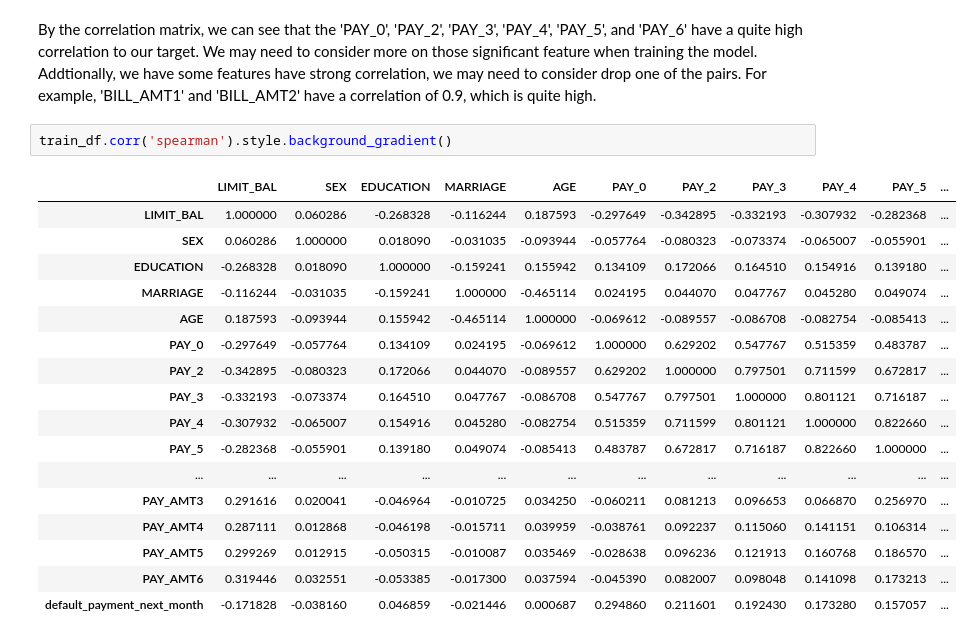
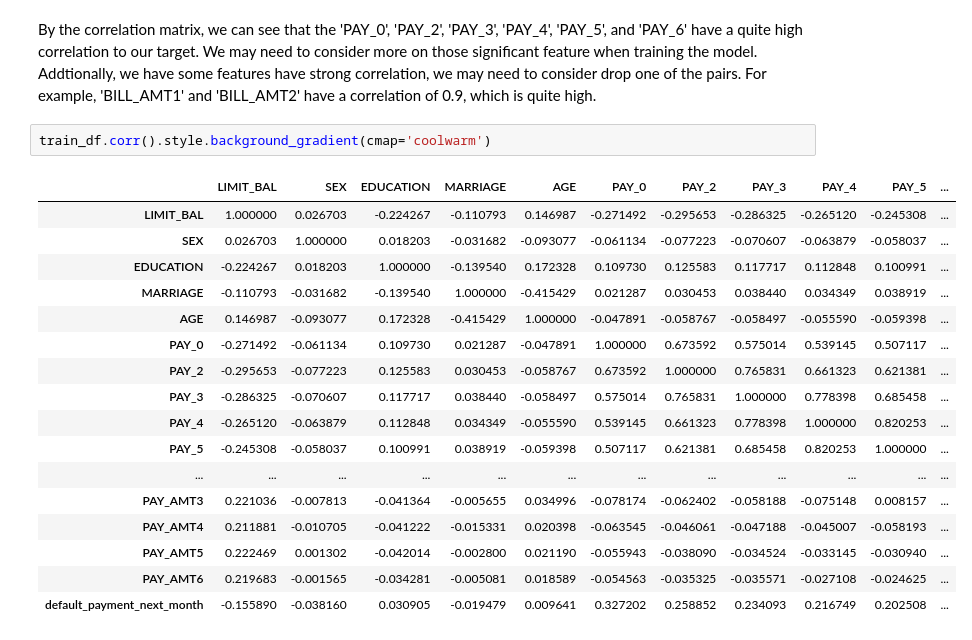
Before and after one commit to UBC-MDS/credit_default_prediction_group_20, a Jupyter notebook: src/EDA of data.ipynb, the cells around one changed output. Saved outputs shown, nothing was run; the diff lists cells and outputs as text.

```diff
--- a/src/EDA of data.ipynb
+++ b/src/EDA of data.ipynb
@@ -184,22 +186,22 @@ alt.Chart(train_df).mark_bar().encode(
 # %% [markdown]
 By the correlation matrix, we can see that the 'PAY_0', 'PAY_2', 'PAY_3', 'PAY_4', 'PAY_5', and 'PAY_6' have a quite high correlation to our target. We may need to consider more on those significant feature when training the model. Addtionally, we have some features have strong correlation, we may need to consider drop one of the pairs. For example, 'BILL_AMT1' and 'BILL_AMT2' have a correlation of 0.9, which is quite high.
 # %%
-train_df.corr('spearman').style.background_gradient()
+train_df.corr().style.background_gradient(cmap='coolwarm')
 # %% [output]
 |  | LIMIT_BAL | SEX | EDUCATION | MARRIAGE | AGE | PAY_0 | PAY_2 | PAY_3 | PAY_4 | PAY_5 | ... |
-| LIMIT_BAL | 1.000000 | 0.060286 | -0.268328 | -0.116244 | 0.187593 | -0.297649 | -0.342895 | -0.332193 | -0.307932 | -0.282368 | ... |
-| SEX | 0.060286 | 1.000000 | 0.018090 | -0.031035 | -0.093944 | -0.057764 | -0.080323 | -0.073374 | -0.065007 | -0.055901 | ... |
-| EDUCATION | -0.268328 | 0.018090 | 1.000000 | -0.159241 | 0.155942 | 0.134109 | 0.172066 | 0.164510 | 0.154916 | 0.139180 | ... |
-| MARRIAGE | -0.116244 | -0.031035 | -0.159241 | 1.000000 | -0.465114 | 0.024195 | 0.044070 | 0.047767 | 0.045280 | 0.049074 | ... |
-| AGE | 0.187593 | -0.093944 | 0.155942 | -0.465114 | 1.000000 | -0.069612 | -0.089557 | -0.086708 | -0.082754 | -0.085413 | ... |
-| PAY_0 | -0.297649 | -0.057764 | 0.134109 | 0.024195 | -0.069612 | 1.000000 | 0.629202 | 0.547767 | 0.515359 | 0.483787 | ... |
-| PAY_2 | -0.342895 | -0.080323 | 0.172066 | 0.044070 | -0.089557 | 0.629202 | 1.000000 | 0.797501 | 0.711599 | 0.672817 | ... |
-| PAY_3 | -0.332193 | -0.073374 | 0.164510 | 0.047767 | -0.086708 | 0.547767 | 0.797501 | 1.000000 | 0.801121 | 0.716187 | ... |
-| PAY_4 | -0.307932 | -0.065007 | 0.154916 | 0.045280 | -0.082754 | 0.515359 | 0.711599 | 0.801121 | 1.000000 | 0.822660 | ... |
-| PAY_5 | -0.282368 | -0.055901 | 0.139180 | 0.049074 | -0.085413 | 0.483787 | 0.672817 | 0.716187 | 0.822660 | 1.000000 | ... |
+| LIMIT_BAL | 1.000000 | 0.026703 | -0.224267 | -0.110793 | 0.146987 | -0.271492 | -0.295653 | -0.286325 | -0.265120 | -0.245308 | ... |
+| SEX | 0.026703 | 1.000000 | 0.018203 | -0.031682 | -0.093077 | -0.061134 | -0.077223 | -0.070607 | -0.063879 | -0.058037 | ... |
+| EDUCATION | -0.224267 | 0.018203 | 1.000000 | -0.139540 | 0.172328 | 0.109730 | 0.125583 | 0.117717 | 0.112848 | 0.100991 | ... |
+| MARRIAGE | -0.110793 | -0.031682 | -0.139540 | 1.000000 | -0.415429 | 0.021287 | 0.030453 | 0.038440 | 0.034349 | 0.038919 | ... |
+| AGE | 0.146987 | -0.093077 | 0.172328 | -0.415429 | 1.000000 | -0.047891 | -0.058767 | -0.058497 | -0.055590 | -0.059398 | ... |
+| PAY_0 | -0.271492 | -0.061134 | 0.109730 | 0.021287 | -0.047891 | 1.000000 | 0.673592 | 0.575014 | 0.539145 | 0.507117 | ... |
+| PAY_2 | -0.295653 | -0.077223 | 0.125583 | 0.030453 | -0.058767 | 0.673592 | 1.000000 | 0.765831 | 0.661323 | 0.621381 | ... |
+| PAY_3 | -0.286325 | -0.070607 | 0.117717 | 0.038440 | -0.058497 | 0.575014 | 0.765831 | 1.000000 | 0.778398 | 0.685458 | ... |
+| PAY_4 | -0.265120 | -0.063879 | 0.112848 | 0.034349 | -0.055590 | 0.539145 | 0.661323 | 0.778398 | 1.000000 | 0.820253 | ... |
+| PAY_5 | -0.245308 | -0.058037 | 0.100991 | 0.038919 | -0.059398 | 0.507117 | 0.621381 | 0.685458 | 0.820253 | 1.000000 | ... |
 | ... | ... | ... | ... | ... | ... | ... | ... | ... | ... | ... | ... |
-| PAY_AMT3 | 0.291616 | 0.020041 | -0.046964 | -0.010725 | 0.034250 | -0.060211 | 0.081213 | 0.096653 | 0.066870 | 0.256970 | ... |
-| PAY_AMT4 | 0.287111 | 0.012868 | -0.046198 | -0.015711 | 0.039959 | -0.038761 | 0.092237 | 0.115060 | 0.141151 | 0.106314 | ... |
-| PAY_AMT5 | 0.299269 | 0.012915 | -0.050315 | -0.010087 | 0.035469 | -0.028638 | 0.096236 | 0.121913 | 0.160768 | 0.186570 | ... |
-| PAY_AMT6 | 0.319446 | 0.032551 | -0.053385 | -0.017300 | 0.037594 | -0.045390 | 0.082007 | 0.098048 | 0.141098 | 0.173213 | ... |
-| default_payment_next_month | -0.171828 | -0.038160 | 0.046859 | -0.021446 | 0.000687 | 0.294860 | 0.211601 | 0.192430 | 0.173280 | 0.157057 | ... |
+| PAY_AMT3 | 0.221036 | -0.007813 | -0.041364 | -0.005655 | 0.034996 | -0.078174 | -0.062402 | -0.058188 | -0.075148 | 0.008157 | ... |
+| PAY_AMT4 | 0.211881 | -0.010705 | -0.041222 | -0.015331 | 0.020398 | -0.063545 | -0.046061 | -0.047188 | -0.045007 | -0.058193 | ... |
+| PAY_AMT5 | 0.222469 | 0.001302 | -0.042014 | -0.002800 | 0.021190 | -0.055943 | -0.038090 | -0.034524 | -0.033145 | -0.030940 | ... |
+| PAY_AMT6 | 0.219683 | -0.001565 | -0.034281 | -0.005081 | 0.018589 | -0.054563 | -0.035325 | -0.035571 | -0.027108 | -0.024625 | ... |
+| default_payment_next_month | -0.155890 | -0.038160 | 0.030905 | -0.019479 | 0.009641 | 0.327202 | 0.258852 | 0.234093 | 0.216749 | 0.202508 | ... |
```
Also changed, not shown: parts of 2 cells of this notebook.
